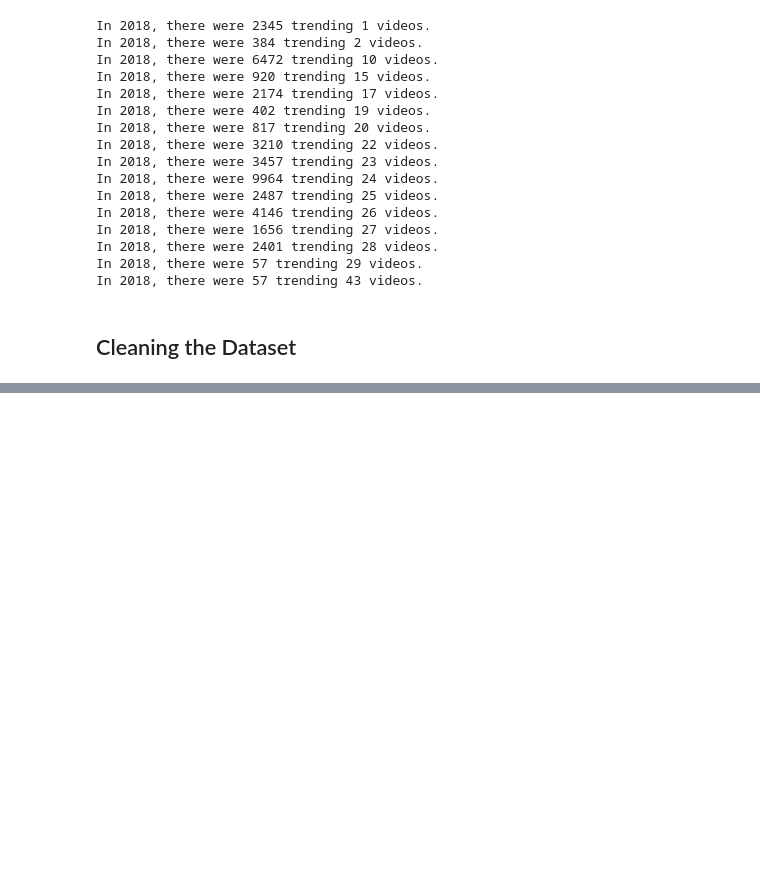
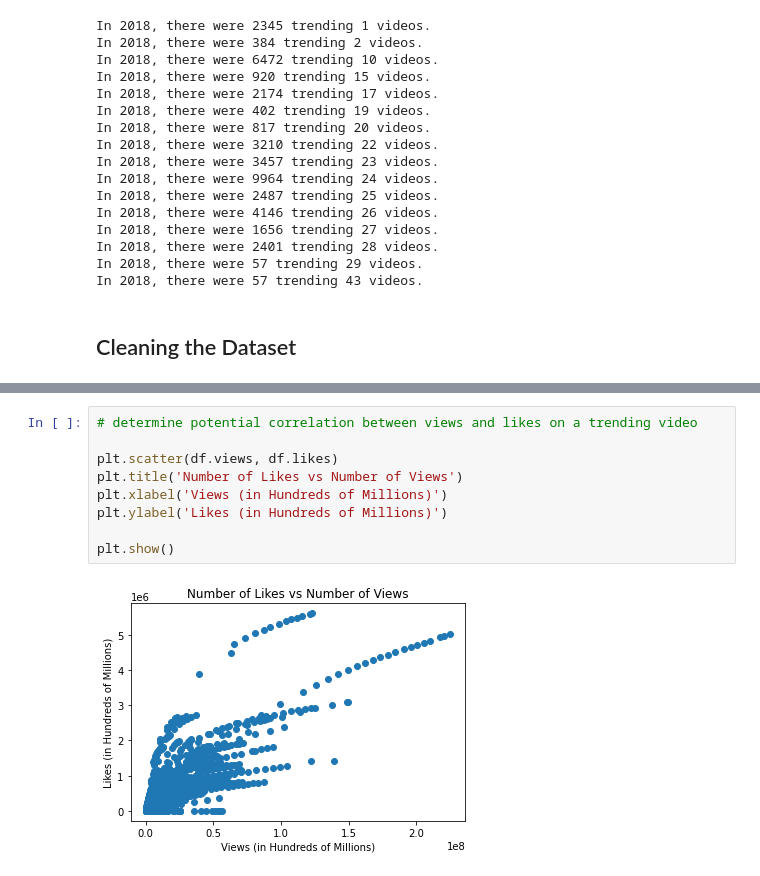
Before and after one commit to jenyintaylor/MLiP_Group, a Jupyter notebook: Lab 1/Lab1.ipynb, the cells around one changed output, grey strips where cells are left out. Drawn from its saved outputs; the diff is of its cells as text; blank space fills up the shorter version.

```diff
--- a/Lab 1/Lab1.ipynb
+++ b/Lab 1/Lab1.ipynb
@@ -104,0 +125,11 @@ In 2018, there were 57 trending 43 videos.
+# %%
+# determine potential correlation between views and likes on a trending video
+
+plt.scatter(df.views, df.likes)
+plt.title('Number of Likes vs Number of Views')
+plt.xlabel('Views (in Hundreds of Millions)')
+plt.ylabel('Likes (in Hundreds of Millions)')
+
+plt.show()
+# %% [output]
+[figure, added]
```
Also changed, not shown: parts of 3 cells of this notebook.
